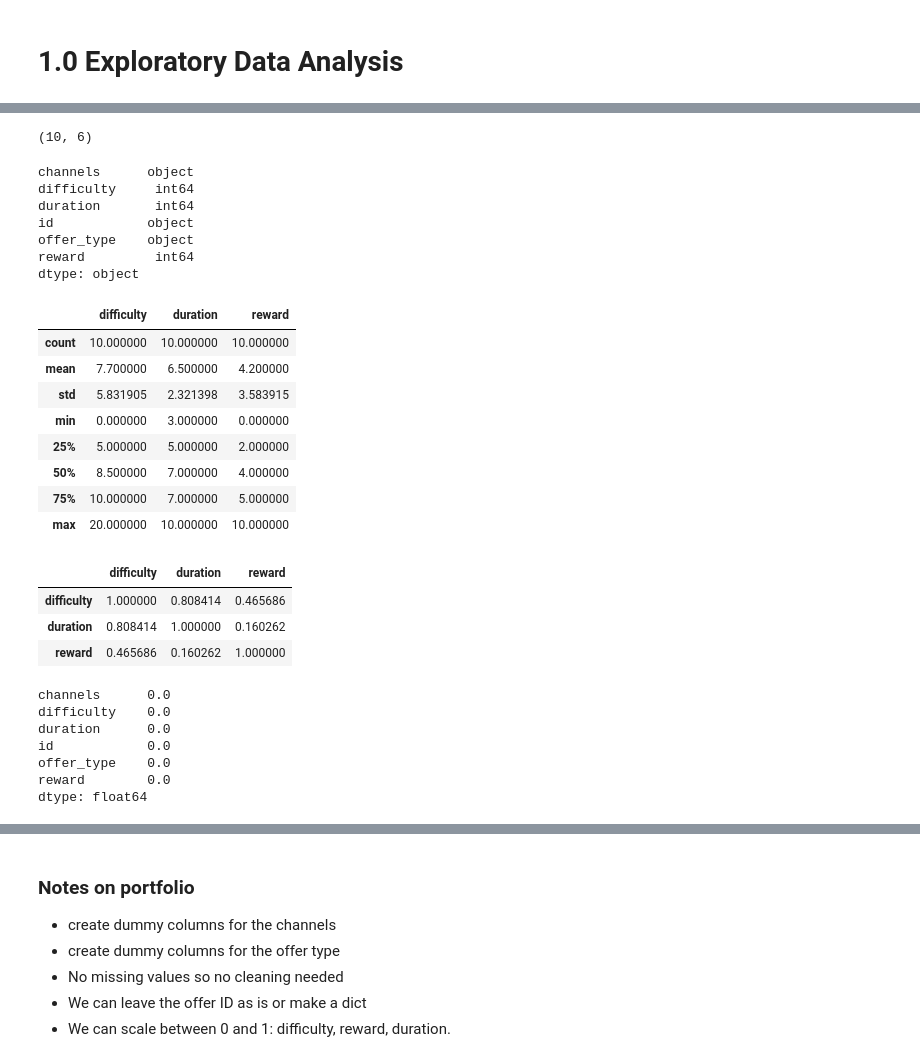
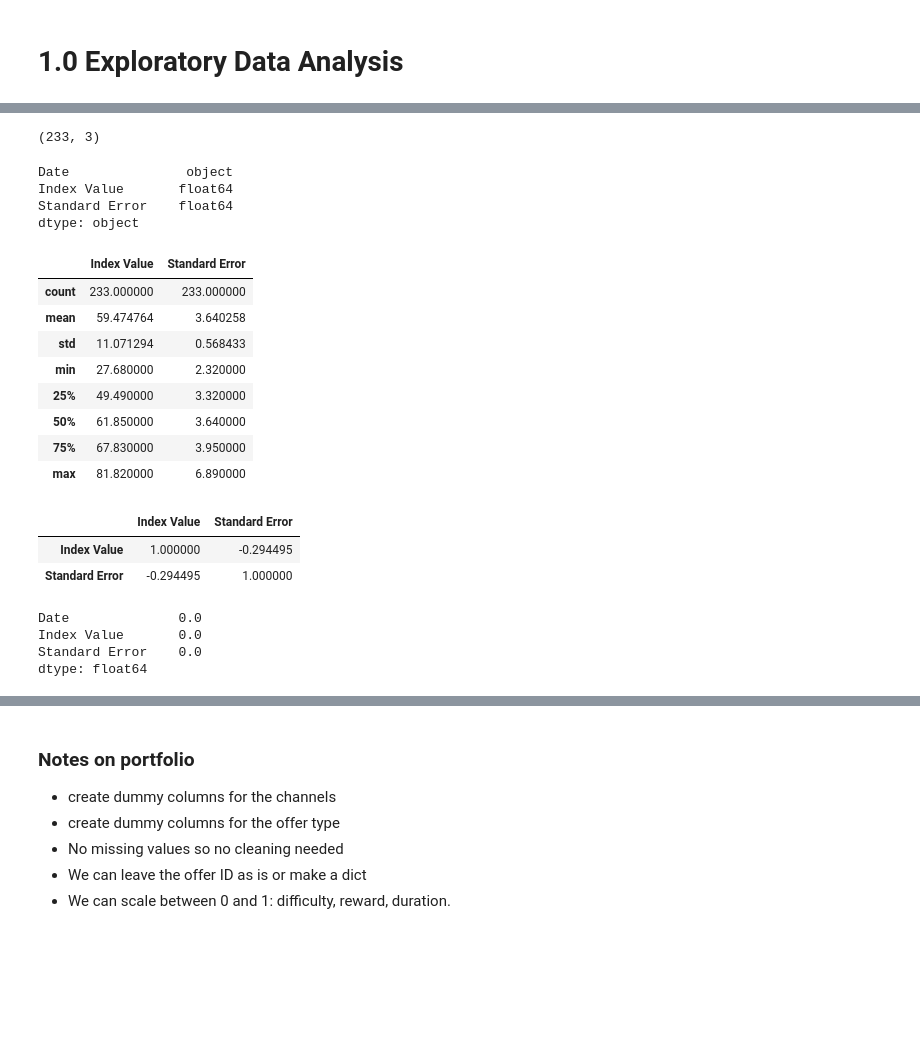
Before and after one commit to pierretd/Stocks-vs-Housing, a Jupyter notebook: 00_Starbucks_Capstone_notebook_Cleaning.ipynb, the cells around one changed output, grey strips where cells are left out. Drawn from its saved outputs; the diff is of its cells as text; code cells hidden in the pictures; blank space fills up the shorter version.

```diff
--- a/00_Starbucks_Capstone_notebook_Cleaning.ipynb
+++ b/00_Starbucks_Capstone_notebook_Cleaning.ipynb
@@ -103,3 +116,7 @@ transcript = pd.read_json('data/transcript.json', orient='records', lines=True)
+# %%
+SMCI = pd.read_csv('data/SMCI.csv')
+RBCI = pd.read_csv('data/RBCI.csv')
+COMP = pd.read_csv('data/COMP.csv')
 # %% [markdown]
 # 1.0 Exploratory Data Analysis
 # %% [markdown]
@@ -121,47 +140,40 @@ portfolio
 # %%
 #get shape
-portfolio.shape
+SMCI.shape
 # %% [output]
-(10, 6)
+(233, 3)
 # %%
 # data types
-portfolio.dtypes
+SMCI.dtypes
 # %% [output]
-channels      object
-difficulty     int64
-duration       int64
-id            object
-offer_type    object
-reward         int64
+Date               object
+Index Value       float64
+Standard Error    float64
 dtype: object
 # %%
 #quick stats
-portfolio.describe()
+SMCI.describe()
 # %% [output]
-|  | difficulty | duration | reward |
-| count | 10.000000 | 10.000000 | 10.000000 |
-| mean | 7.700000 | 6.500000 | 4.200000 |
-| std | 5.831905 | 2.321398 | 3.583915 |
-| min | 0.000000 | 3.000000 | 0.000000 |
-| 25% | 5.000000 | 5.000000 | 2.000000 |
-| 50% | 8.500000 | 7.000000 | 4.000000 |
-| 75% | 10.000000 | 7.000000 | 5.000000 |
-| max | 20.000000 | 10.000000 | 10.000000 |
+|  | Index Value | Standard Error |
+| count | 233.000000 | 233.000000 |
+| mean | 59.474764 | 3.640258 |
+| std | 11.071294 | 0.568433 |
+| min | 27.680000 | 2.320000 |
+| 25% | 49.490000 | 3.320000 |
+| 50% | 61.850000 | 3.640000 |
+| 75% | 67.830000 | 3.950000 |
+| max | 81.820000 | 6.890000 |
 # %%
-portfolio.corr()
+SMCI.corr()
 # %% [output]
-|  | difficulty | duration | reward |
-| difficulty | 1.000000 | 0.808414 | 0.465686 |
-| duration | 0.808414 | 1.000000 | 0.160262 |
-| reward | 0.465686 | 0.160262 | 1.000000 |
+|  | Index Value | Standard Error |
+| Index Value | 1.000000 | -0.294495 |
+| Standard Error | -0.294495 | 1.000000 |
 # %%
 #check for missing values if any
-portfolio.isna().mean()
+SMCI.isna().mean()
 # %% [output]
-channels      0.0
-difficulty    0.0
-duration      0.0
-id            0.0
-offer_type    0.0
-reward        0.0
+Date              0.0
+Index Value       0.0
+Standard Error    0.0
 dtype: float64
```
Also changed, not shown: parts of 24 cells of this notebook, 7 other files.
